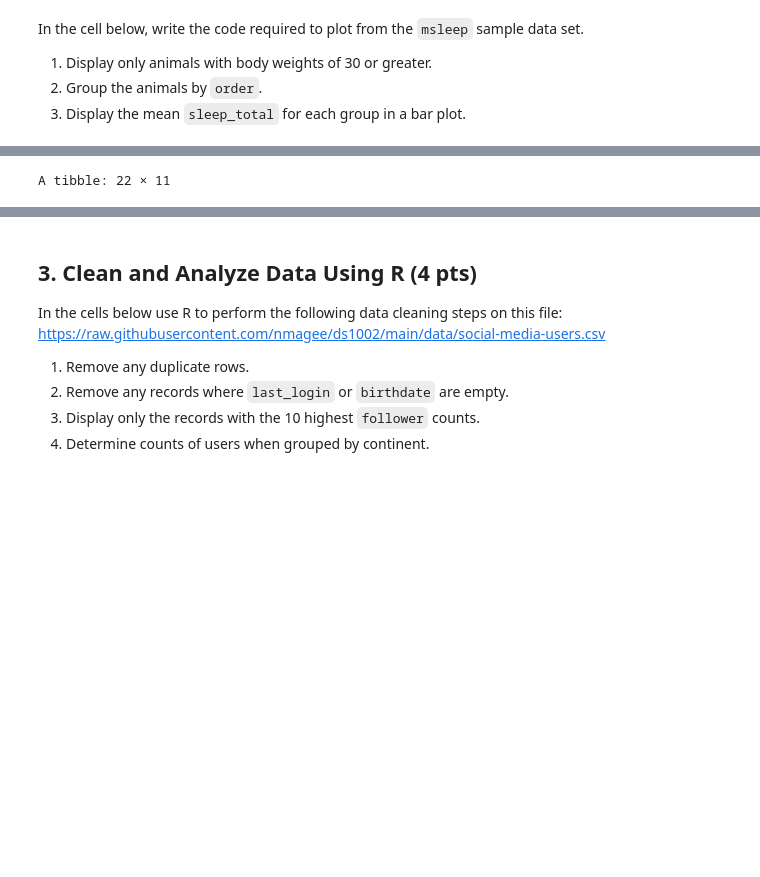
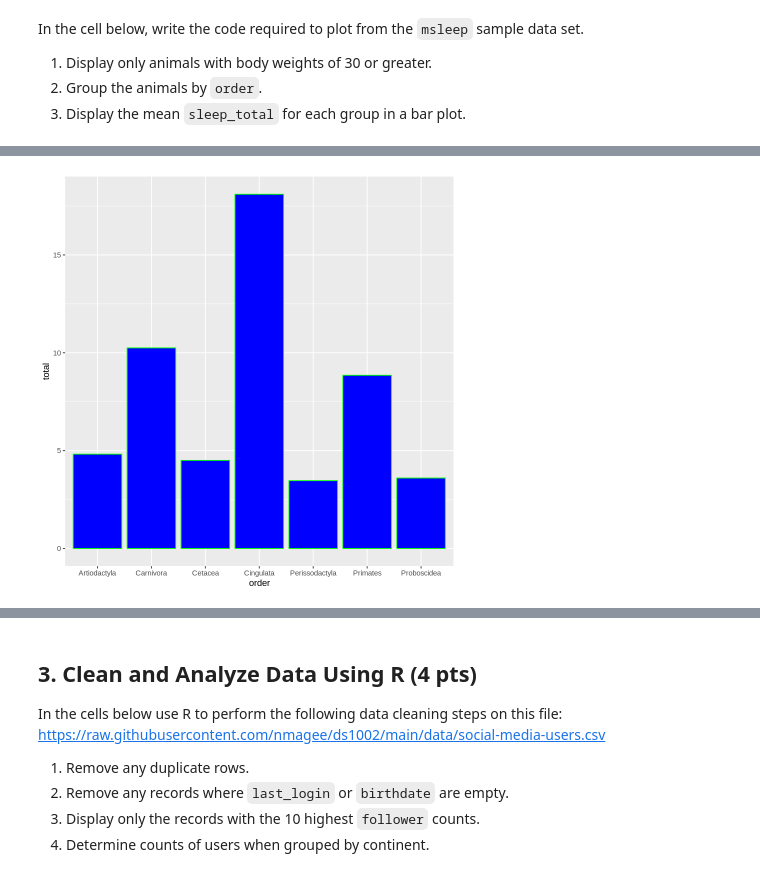
Before and after one commit to k-messick/ds1002-vmv6mp, a Jupyter notebook: homework/week-15.ipynb, the cells around one changed output, grey strips where cells are left out. Drawn from its saved outputs; the diff is of its cells as text; code cells hidden in the pictures; blank space fills up the shorter version.

```diff
--- a/homework/week-15.ipynb
+++ b/homework/week-15.ipynb
@@ -75,9 +85,11 @@ A version of this package for your version of R might be available elsewhere,
 see the ideas at
 https://cran.r-project.org/doc/manuals/r-patched/R-admin.html#Installing-packages”
 # %%
-msleep %>%
+filtered <- msleep %>%
   select(name,	genus,	vore,	order,	conservation,	sleep_total,	sleep_rem,	sleep_cycle,	awake,	brainwt,	bodywt) %>%
   filter(bodywt >= 30) %>%
-  arrange(order)
+  group_by(order) %>%
+  summarise(total = mean(sleep_total))
+
+ggplot(filtered, aes(x=order, y=total)) + geom_bar(stat="identity", fill="blue",color="green")
 # %% [output]
-A tibble: 22 × 11
@@ -101,0 +96 @@ A tibble: 22 × 11
+[figure, added]
```
Also changed, not shown: parts of 10 cells of this notebook.
